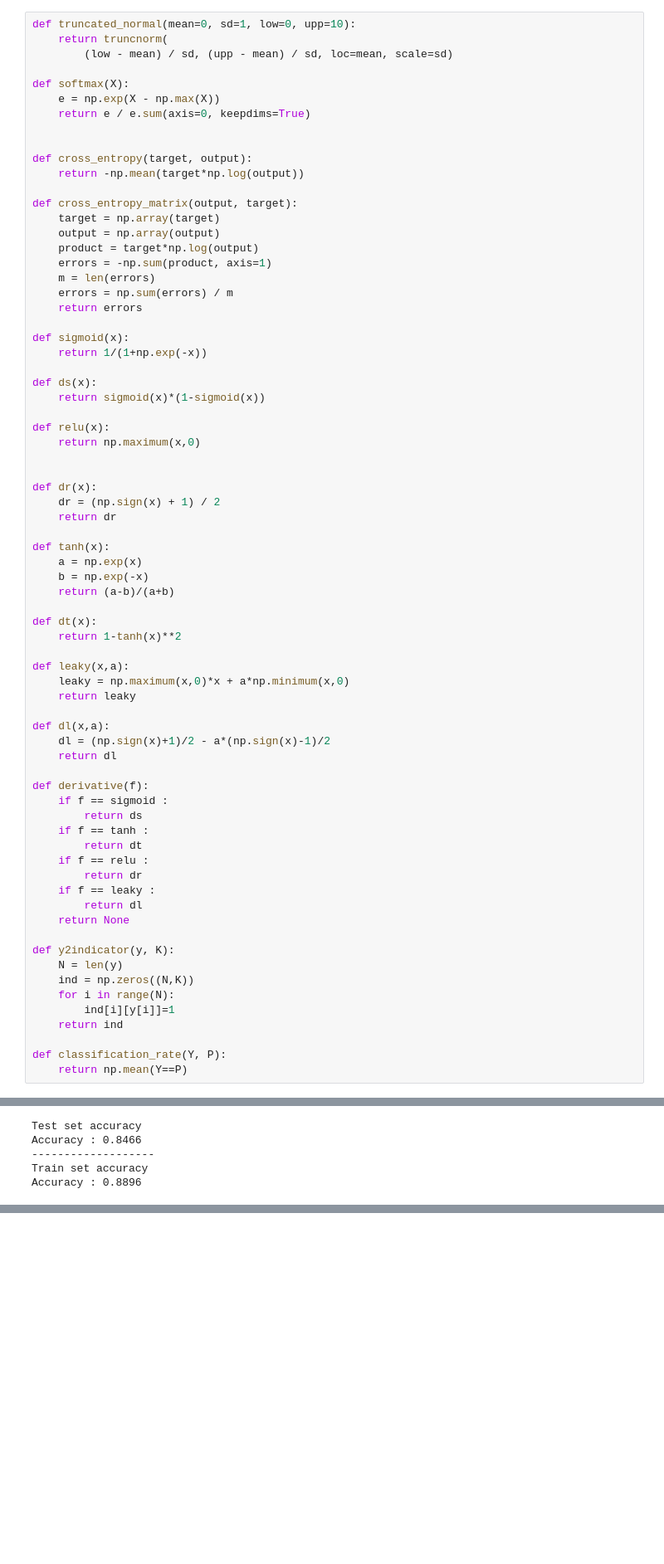
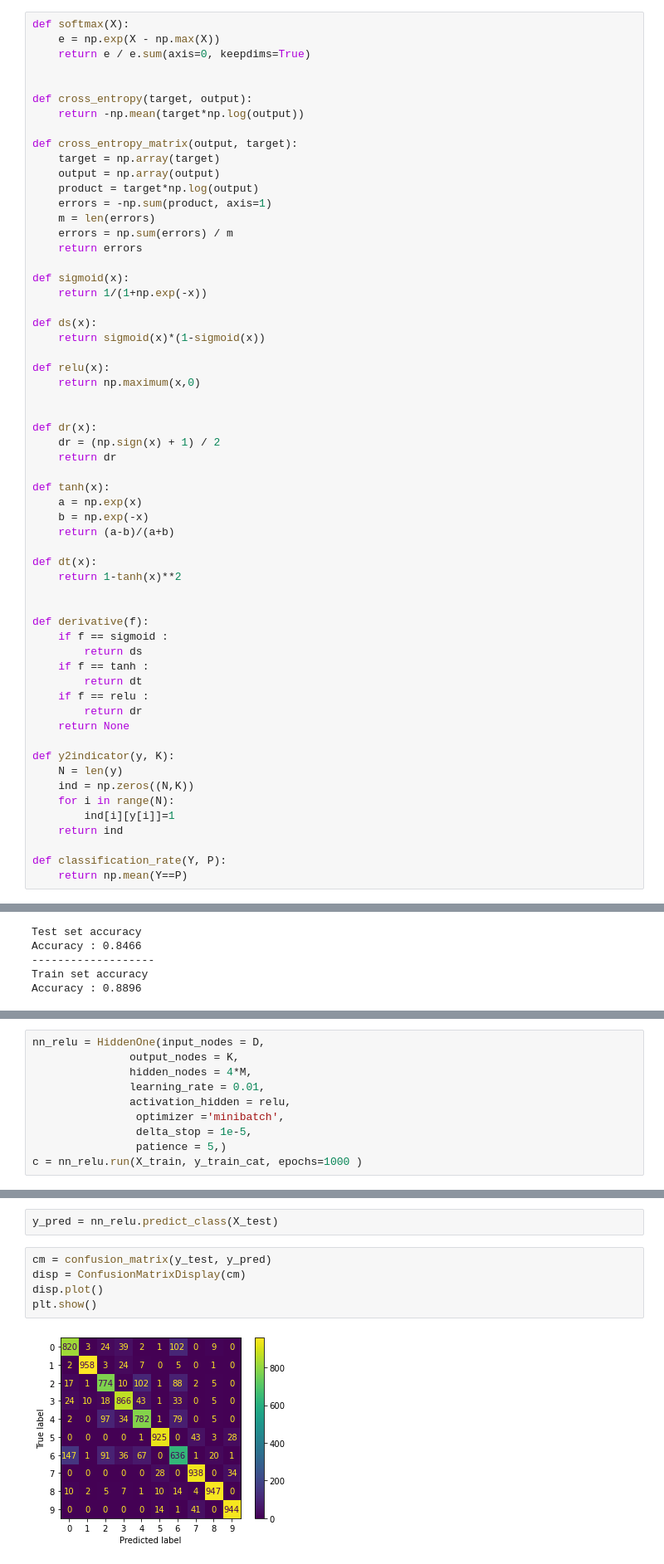
Before and after one commit to Baraa42/Elalami-Skakova-INM702-Coursework, a Jupyter notebook: Task3/NeuralNetwork Code.ipynb, the cells around one changed output, grey strips where cells are left out. Shown at 83% size. Saved outputs shown, nothing was run; the diff lists cells and outputs as text; blank space fills up the shorter version.

```diff
--- a/Task3/NeuralNetwork Code.ipynb
+++ b/Task3/NeuralNetwork Code.ipynb
@@ -55,10 +66,6 @@ from tensorflow.keras import datasets
 # %%
 rng = np.random.default_rng()
 # %%
-def truncated_normal(mean=0, sd=1, low=0, upp=10):
-    return truncnorm(
-        (low - mean) / sd, (upp - mean) / sd, loc=mean, scale=sd)
-
 def softmax(X):
     e = np.exp(X - np.max(X))
     return e / e.sum(axis=0, keepdims=True)
@@ -98,13 +105,6 @@ def tanh(x):
 def dt(x):
     return 1-tanh(x)**2
 
-def leaky(x,a):
-    leaky = np.maximum(x,0)*x + a*np.minimum(x,0)
-    return leaky
-
-def dl(x,a):
-    dl = (np.sign(x)+1)/2 - a*(np.sign(x)-1)/2
-    return dl
 
 def derivative(f):
     if f == sigmoid :
@@ -113,8 +113,6 @@ def derivative(f):
         return dt
     if f == relu :
         return dr
-    if f == leaky :
-        return dl
     return None
 
 def y2indicator(y, K):
@@ -2210,0 +2102,10 @@ Accuracy : 0.8582666666666666
+# %%
+nn_relu = HiddenOne(input_nodes = D,
+               output_nodes = K,
+               hidden_nodes = 4*M,
+               learning_rate = 0.01,
+               activation_hidden = relu,
+                optimizer ='minibatch',
+                delta_stop = 1e-5,
+                patience = 5,)
+c = nn_relu.run(X_train, y_train_cat, epochs=1000 )
@@ -2210,0 +2163,9 @@ Accuracy : 0.8582666666666666
+# %%
+y_pred = nn_relu.predict_class(X_test)
+# %%
+cm = confusion_matrix(y_test, y_pred)
+disp = ConfusionMatrixDisplay(cm)
+disp.plot()
+plt.show()
+# %% [output]
+[figure, added]
```
Also changed, not shown: parts of 72 cells of this notebook, 2 other files.
